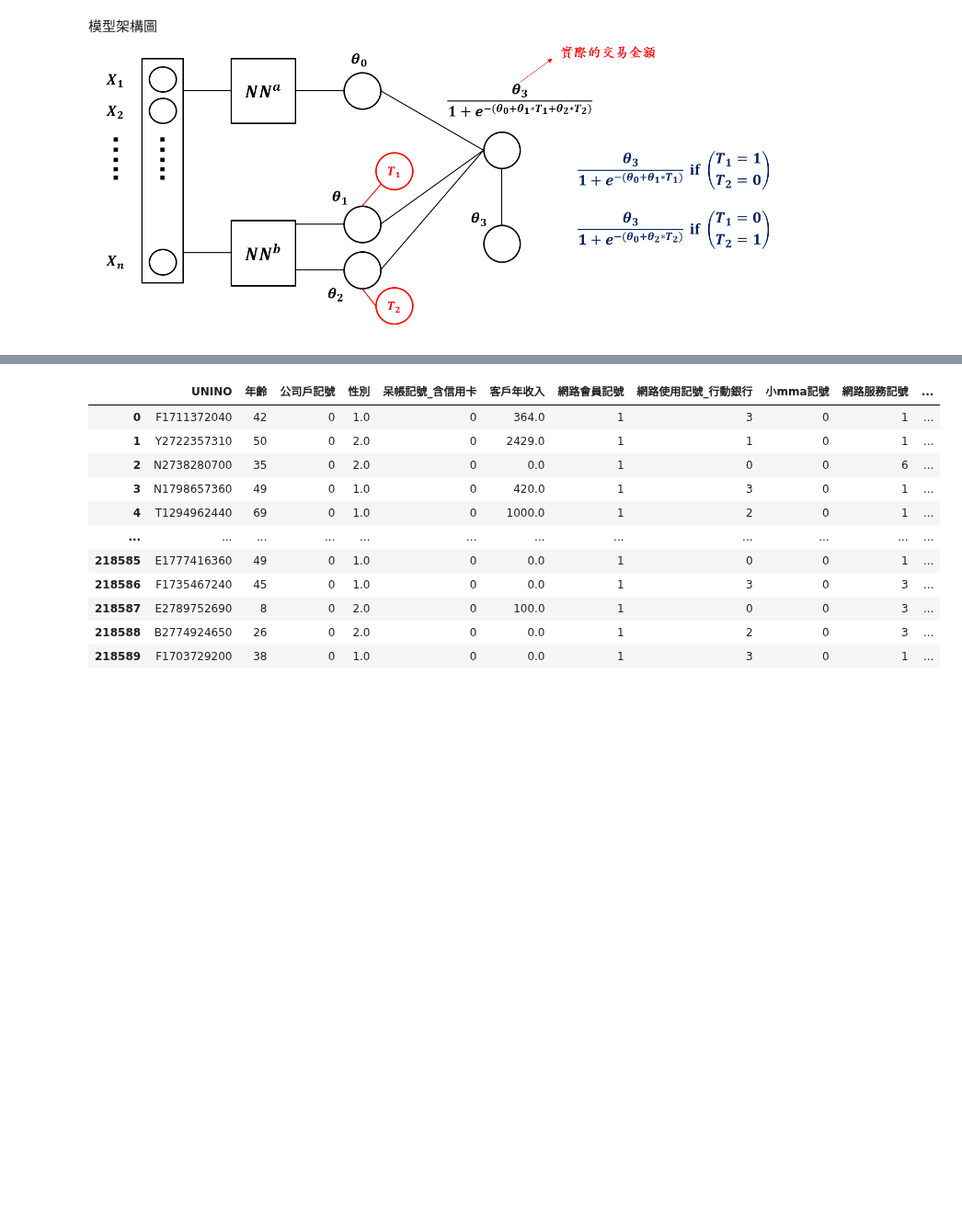
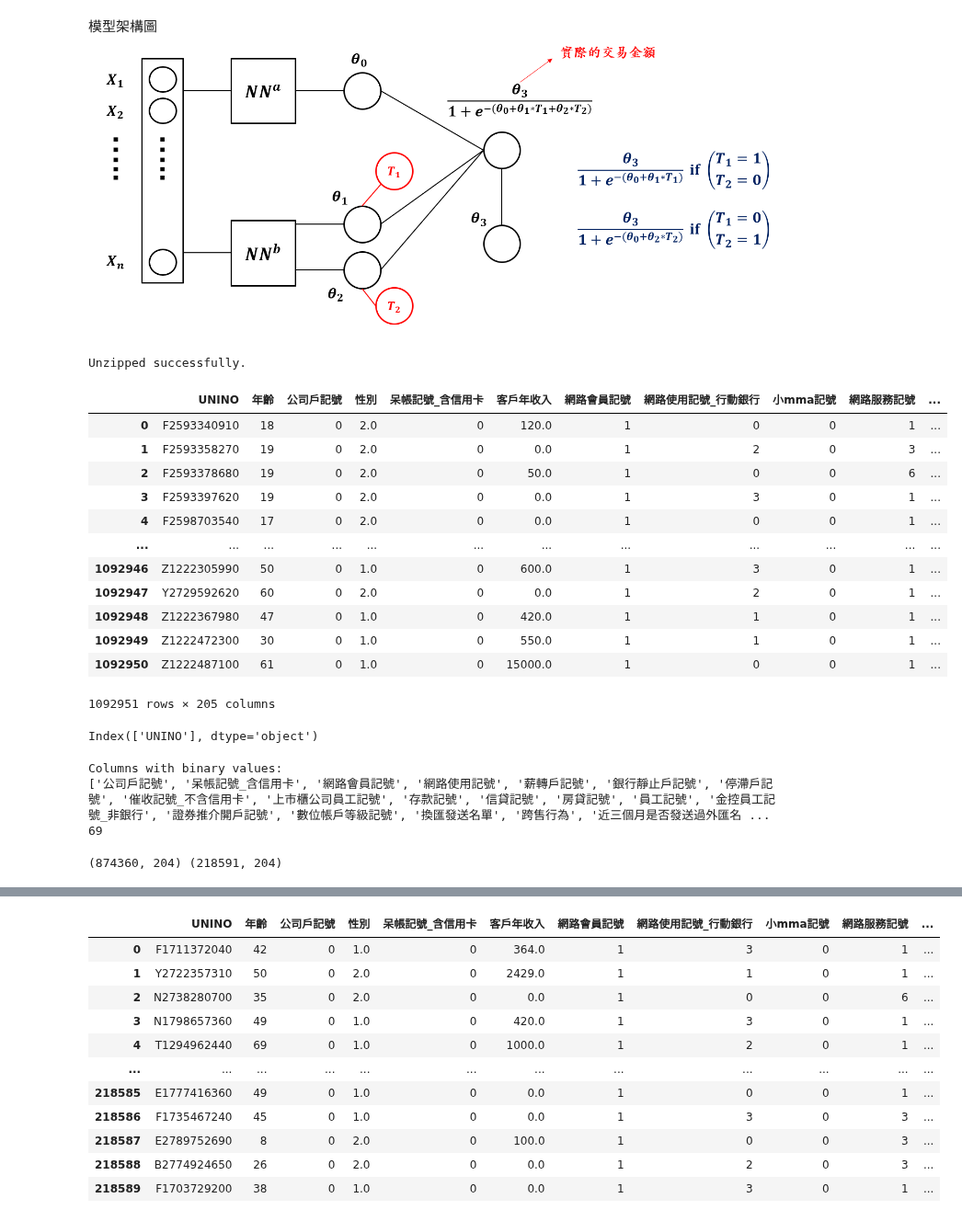
Before and after one commit to sssylvia0/Uplift_Model, a Jupyter notebook: NN.ipynb, the cells around one changed output, grey strips where cells are left out. Shown at 92% size. Saved outputs shown, nothing was run; the diff lists cells and outputs as text; code cells hidden in the pictures; blank space fills up the shorter version.

```diff
--- a/NN.ipynb
+++ b/NN.ipynb
@@ -15,3 +15,60 @@ Mounted at /content/drive
 ### Model Simulation
 # %% [markdown]
 模型架構圖![image.png](embedded-picture-1)
+# %%
+import zipfile
+
+# Specify the path to the zip file
+#zip_file_path = 'data202305.csv.zip'
+zip_file_path = '/content/drive/MyDrive/Sinopac/Rawdata/data202401.csv.zip'
+
+
+# Unzip the folder
+with zipfile.ZipFile(zip_file_path, 'r') as zip_ref:
+    zip_ref.extractall('/content/')
+print("Unzipped successfully.")
+# %% [output]
+Unzipped successfully.
+# %%
+import pandas as pd
+import numpy as np
+import matplotlib.pyplot as plt
+#df = pd.read_csv('/content/drive/MyDrive/Sinopac/train_202402.csv')
+df = pd.read_csv('/content/data202401.csv', index_col = 0)
+df
+# %% [output]
+|  | UNINO | 年齡 | 公司戶記號 | 性別 | 呆帳記號_含信用卡 | 客戶年收入 | 網路會員記號 | 網路使用記號_行動銀行 | 小mma記號 | 網路服務記號 | ... |
+| 0 | F2593340910 | 18 | 0 | 2.0 | 0 | 120.0 | 1 | 0 | 0 | 1 | ... |
+| 1 | F2593358270 | 19 | 0 | 2.0 | 0 | 0.0 | 1 | 2 | 0 | 3 | ... |
+| 2 | F2593378680 | 19 | 0 | 2.0 | 0 | 50.0 | 1 | 0 | 0 | 6 | ... |
+| 3 | F2593397620 | 19 | 0 | 2.0 | 0 | 0.0 | 1 | 3 | 0 | 1 | ... |
+| 4 | F2598703540 | 17 | 0 | 2.0 | 0 | 0.0 | 1 | 0 | 0 | 1 | ... |
+| ... | ... | ... | ... | ... | ... | ... | ... | ... | ... | ... | ... |
+| 1092946 | Z1222305990 | 50 | 0 | 1.0 | 0 | 600.0 | 1 | 3 | 0 | 1 | ... |
+| 1092947 | Y2729592620 | 60 | 0 | 2.0 | 0 | 0.0 | 1 | 2 | 0 | 1 | ... |
+| 1092948 | Z1222367980 | 47 | 0 | 1.0 | 0 | 420.0 | 1 | 1 | 0 | 1 | ... |
+| 1092949 | Z1222472300 | 30 | 0 | 1.0 | 0 | 550.0 | 1 | 1 | 0 | 1 | ... |
+| 1092950 | Z1222487100 | 61 | 0 | 1.0 | 0 | 15000.0 | 1 | 0 | 0 | 1 | ... |
+1092951 rows × 205 columns
+# %%
+df.select_dtypes(include=['object']).columns
+# %% [output]
+Index(['UNINO'], dtype='object')
+# %%
+binary_columns = []
+
+for column in df.columns:
+    unique_values = df[column].unique()
+    if len(unique_values) <= 2 and (0 in unique_values or 1 in unique_values):
+        binary_columns.append(column)
+
+print("Columns with binary values:")
+print(binary_columns)
+print(len(binary_columns)) #69
+
+# Convert columns to object data type
+df[binary_columns] = df[binary_columns].astype('int64')
+# %% [output]
+Columns with binary values:
+['公司戶記號', '呆帳記號_含信用卡', '網路會員記號', '網路使用記號', '薪轉戶記號', '銀行靜止戶記號', '停滯戶記號', '催收記號_不含信用卡', '上市櫃公司員工記號', '存款記號', '信貸記號', '房貸記號', '員工記號', '金控員工記號_非銀行', '證券推介開戶記號', '數位帳戶等級記號', '換匯發送名單', '跨售行為', '近三個月是否發送過外匯名 ...
+69
@@ -17,0 +81,18 @@ Mounted at /content/drive
+# %%
+#1. Minmax
+from sklearn.model_selection import train_test_split
+from sklearn.preprocessing import MinMaxScaler
+
+# Exclude non-numeric columns if any
+numeric_cols = df.select_dtypes(include=['float64']).columns
+df[numeric_cols].append(df[num_cols])
+# Initializing MinMaxScaler
+scaler = MinMaxScaler()
+df[numeric_cols] = scaler.fit_transform(df[numeric_cols])
+
+train, test = train_test_split(df, test_size=0.2, random_state=42)
+train.drop(['UNINO'], axis = 1, inplace = True)
+test.drop(['UNINO'], axis = 1, inplace = True)
+print(train.shape, test.shape)
+# %% [output]
+(874360, 204) (218591, 204)
```
Also changed, not shown: parts of 33 cells of this notebook.
